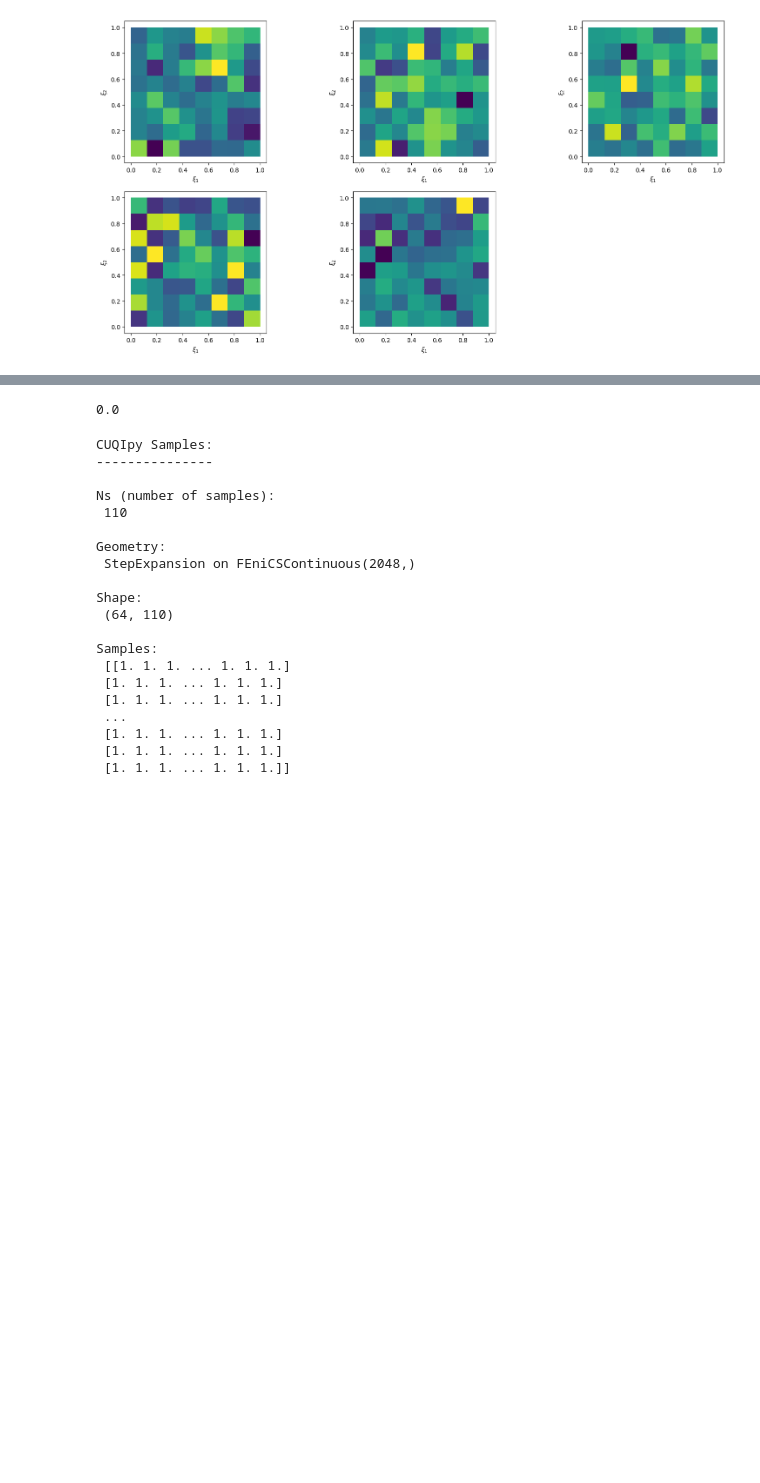
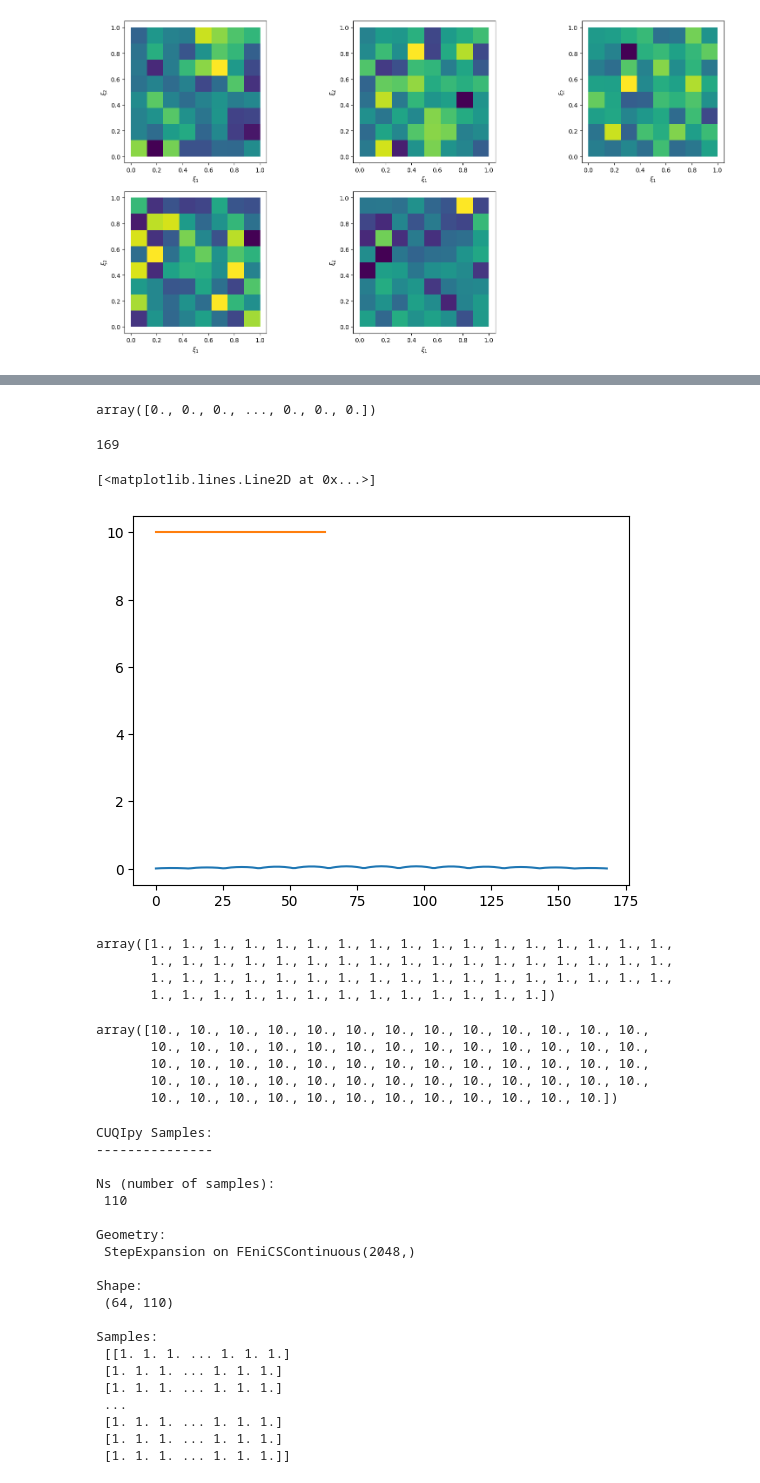
Before and after one commit to CUQI-DTU/CUQIpy-Benchmarks, a Jupyter notebook: sandbox/wolfgang.ipynb, the cells around one changed output, grey strips where cells are left out. Saved outputs shown, nothing was run; the diff lists cells and outputs as text; code cells hidden in the pictures; blank space fills up the shorter version.

```diff
--- a/sandbox/wolfgang.ipynb
+++ b/sandbox/wolfgang.ipynb
@@ -345,5 +341,28 @@ dl.plot(sol)
 [figure]
-# %%
-sol([0,0])
-# %% [output]
-0.0
+# %%
+exact_data
+# %% [output]
+array([0., 0., 0., ..., 0., 0., 0.])
+# %%
+
+z = []
+for i in range(1,14):
+  for j in range(1,14):
+    z.append(sol([i /14,j /14]))
+# %%
+print(len(z))
+# %% [output]
+169
+# %%
+plt.plot(z)
+plt.plot(z0)
+# %% [output]
+[<matplotlib.lines.Line2D at 0x...>]
+[figure, added]
+# %%
+theta0
+# %% [output]
+array([1., 1., 1., 1., 1., 1., 1., 1., 1., 1., 1., 1., 1., 1., 1., 1., 1.,
+       1., 1., 1., 1., 1., 1., 1., 1., 1., 1., 1., 1., 1., 1., 1., 1., 1.,
+       1., 1., 1., 1., 1., 1., 1., 1., 1., 1., 1., 1., 1., 1., 1., 1., 1.,
+       1., 1., 1., 1., 1., 1., 1., 1., 1., 1., 1., 1., 1.])
@@ -349,0 +371,8 @@ sol([0,0])
+# %%
+theta1
+# %% [output]
+array([10., 10., 10., 10., 10., 10., 10., 10., 10., 10., 10., 10., 10.,
+       10., 10., 10., 10., 10., 10., 10., 10., 10., 10., 10., 10., 10.,
+       10., 10., 10., 10., 10., 10., 10., 10., 10., 10., 10., 10., 10.,
+       10., 10., 10., 10., 10., 10., 10., 10., 10., 10., 10., 10., 10.,
+       10., 10., 10., 10., 10., 10., 10., 10., 10., 10., 10., 10.])
```
Also changed, not shown: parts of 12 cells of this notebook, 6 other files.
